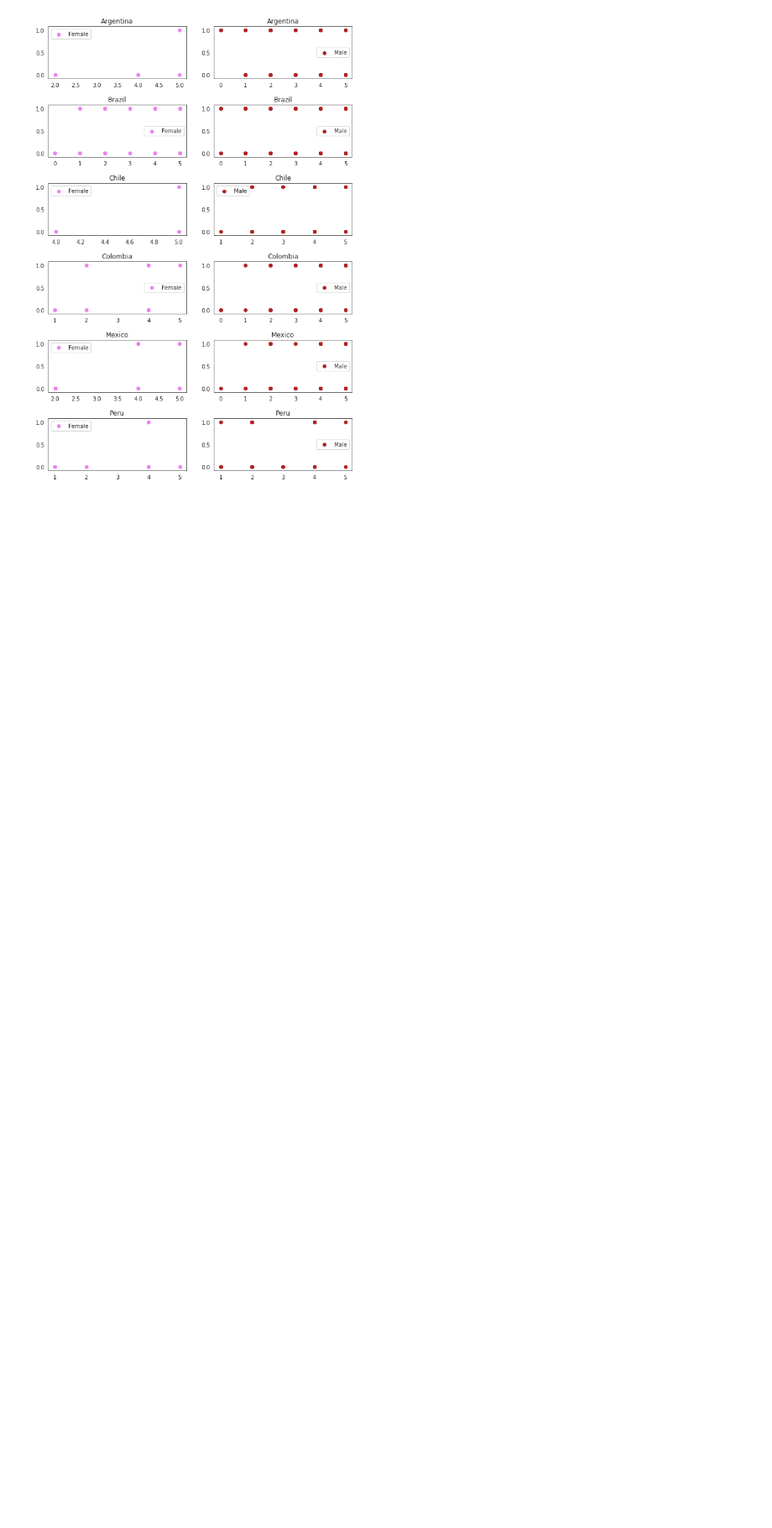
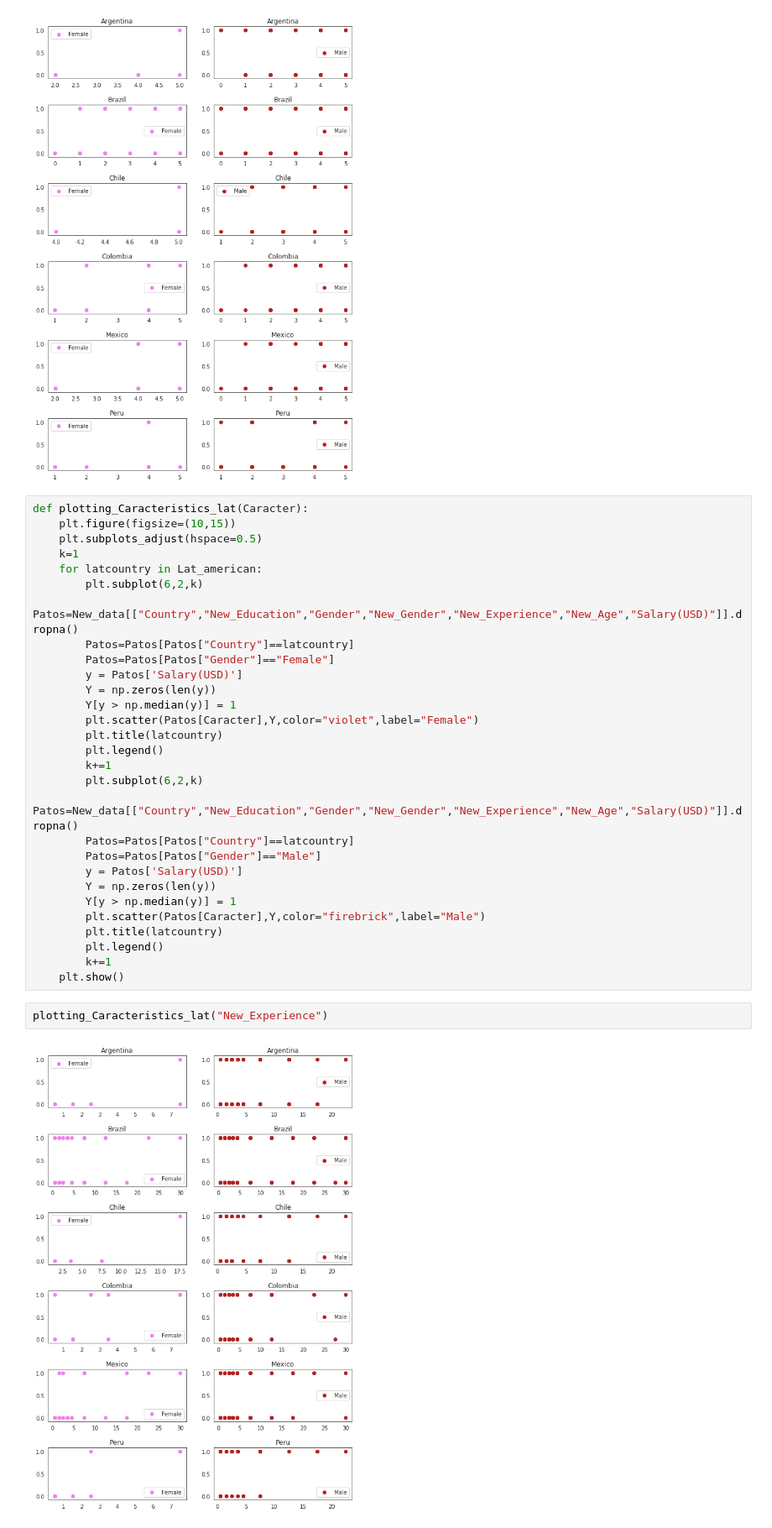
Before and after one commit to JoseMontanaC/JoseAlejandroMontana_Final, a Jupyter notebook: JoseAlejandroMontana_Final.ipynb, the cells around one changed output. Shown at 84% size. Saved outputs shown, nothing was run; the diff lists cells and outputs as text; blank space fills up the shorter version.

```diff
--- a/JoseAlejandroMontana_Final.ipynb
+++ b/JoseAlejandroMontana_Final.ipynb
@@ -303,3 +305,36 @@ for latcountry in Lat_american:
 plt.show()
 # %% [output]
 [figure]
+# %%
+def plotting_Caracteristics_lat(Caracter):
+    plt.figure(figsize=(10,15))
+    plt.subplots_adjust(hspace=0.5)
+    k=1
+    for latcountry in Lat_american:
+        plt.subplot(6,2,k)
+        Patos=New_data[["Country","New_Education","Gender","New_Gender","New_Experience","New_Age","Salary(USD)"]].dropna()
+        Patos=Patos[Patos["Country"]==latcountry]
+        Patos=Patos[Patos["Gender"]=="Female"]
+        y = Patos['Salary(USD)']
+        Y = np.zeros(len(y))
+        Y[y > np.median(y)] = 1
+        plt.scatter(Patos[Caracter],Y,color="violet",label="Female")
+        plt.title(latcountry)
+        plt.legend()
+        k+=1
+        plt.subplot(6,2,k)
+        Patos=New_data[["Country","New_Education","Gender","New_Gender","New_Experience","New_Age","Salary(USD)"]].dropna()
+        Patos=Patos[Patos["Country"]==latcountry]
+        Patos=Patos[Patos["Gender"]=="Male"]
+        y = Patos['Salary(USD)']
+        Y = np.zeros(len(y))
+        Y[y > np.median(y)] = 1
+        plt.scatter(Patos[Caracter],Y,color="firebrick",label="Male")
+        plt.title(latcountry)
+        plt.legend()
+        k+=1
+    plt.show()
+# %%
+plotting_Caracteristics_lat("New_Experience")
+# %% [output]
+[figure, added]
```
Also changed, not shown: parts of 2 cells of this notebook.
